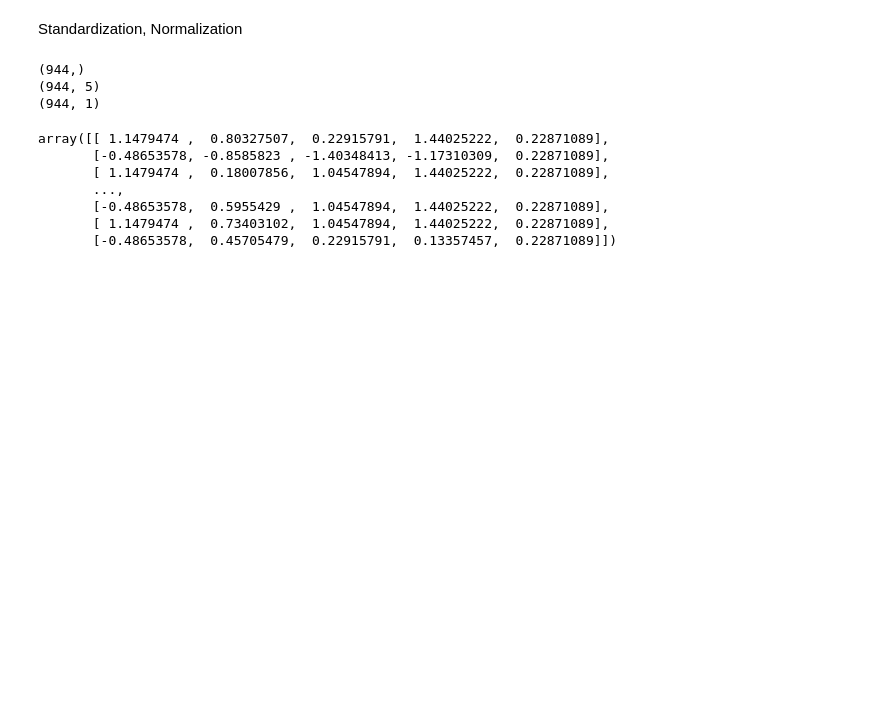
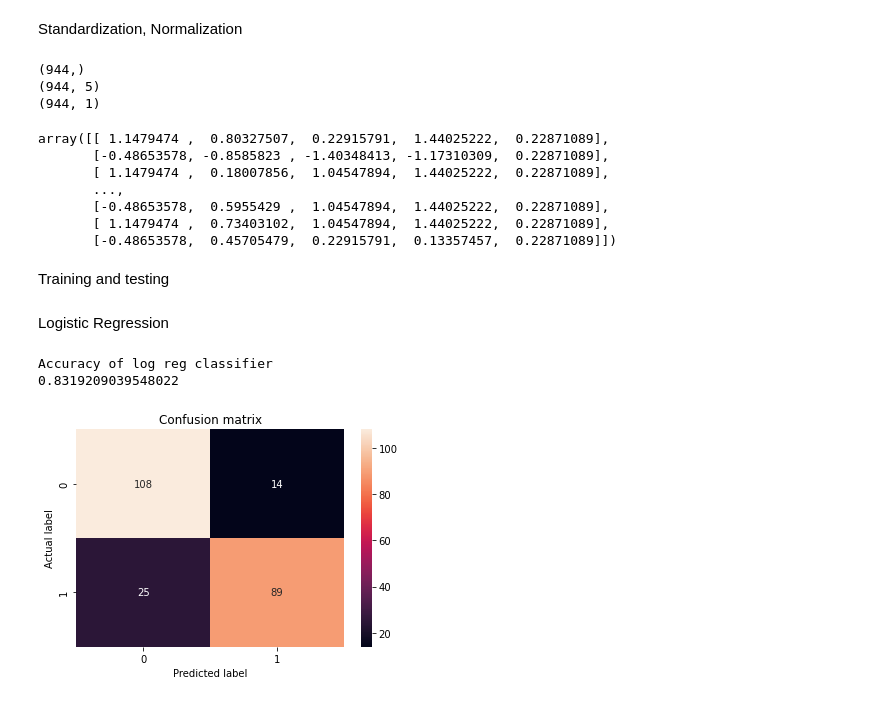
Before and after one commit to TheScorpoi/faa-mammographic, a Jupyter notebook: src/main.ipynb, the cells around one changed output. Saved outputs shown, nothing was run; the diff lists cells and outputs as text; code cells hidden in the pictures; blank space fills up the shorter version.

Commit message:
logistic regression

```diff
--- a/src/main.ipynb
+++ b/src/main.ipynb
@@ -148,3 +153,28 @@ array([[ 1.1479474 ,  0.80327507,  0.22915791,  1.44025222,  0.22871089],
        [-0.48653578,  0.5955429 ,  1.04547894,  1.44025222,  0.22871089],
        [ 1.1479474 ,  0.73403102,  1.04547894,  1.44025222,  0.22871089],
        [-0.48653578,  0.45705479,  0.22915791,  0.13357457,  0.22871089]])
+# %% [markdown]
+Training and testing
+# %%
+X_train, X_test, y_train, y_test = model_selection.train_test_split(features_values, severity_values, test_size=0.25, random_state=0)
+# %% [markdown]
+Logistic Regression
+# %%
+logitN = LogisticRegression()
+logitN.fit(X_train,y_train)
+print('Accuracy of log reg classifier')
+print(logitN.score(X_train, y_train))
+
+y_pred = logitN.predict(X_test)
+conf_matrix = confusion_matrix(y_test, y_pred)
+# %% [output]
+Accuracy of log reg classifier
+0.8319209039548022
+# %%
+sns.heatmap(conf_matrix, annot=True, fmt='d')
+plt.title('Confusion matrix')
+plt.ylabel('Actual label')
+plt.xlabel('Predicted label')
+plt.show()
+# %% [output]
+[figure, added]
```
Also changed, not shown: parts of 5 cells of this notebook.
